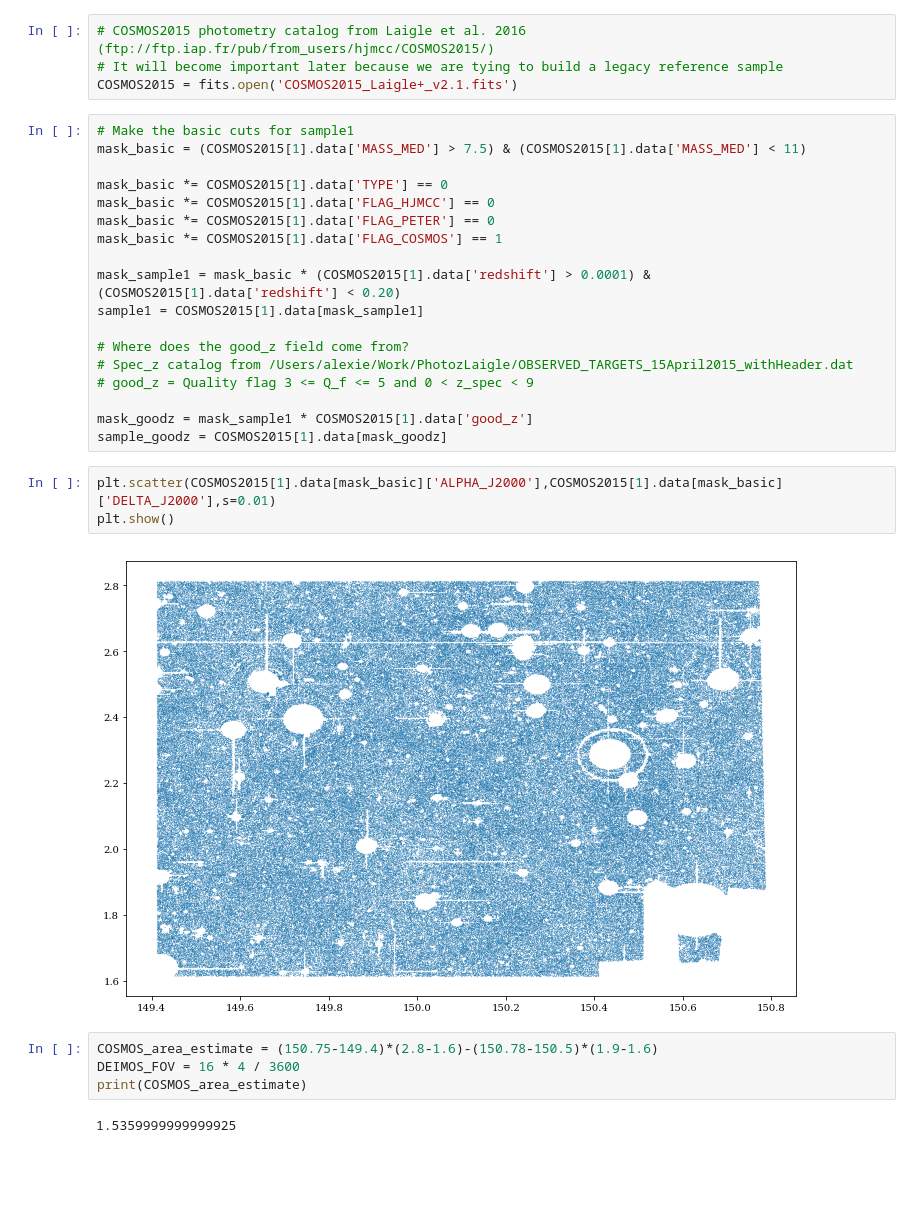
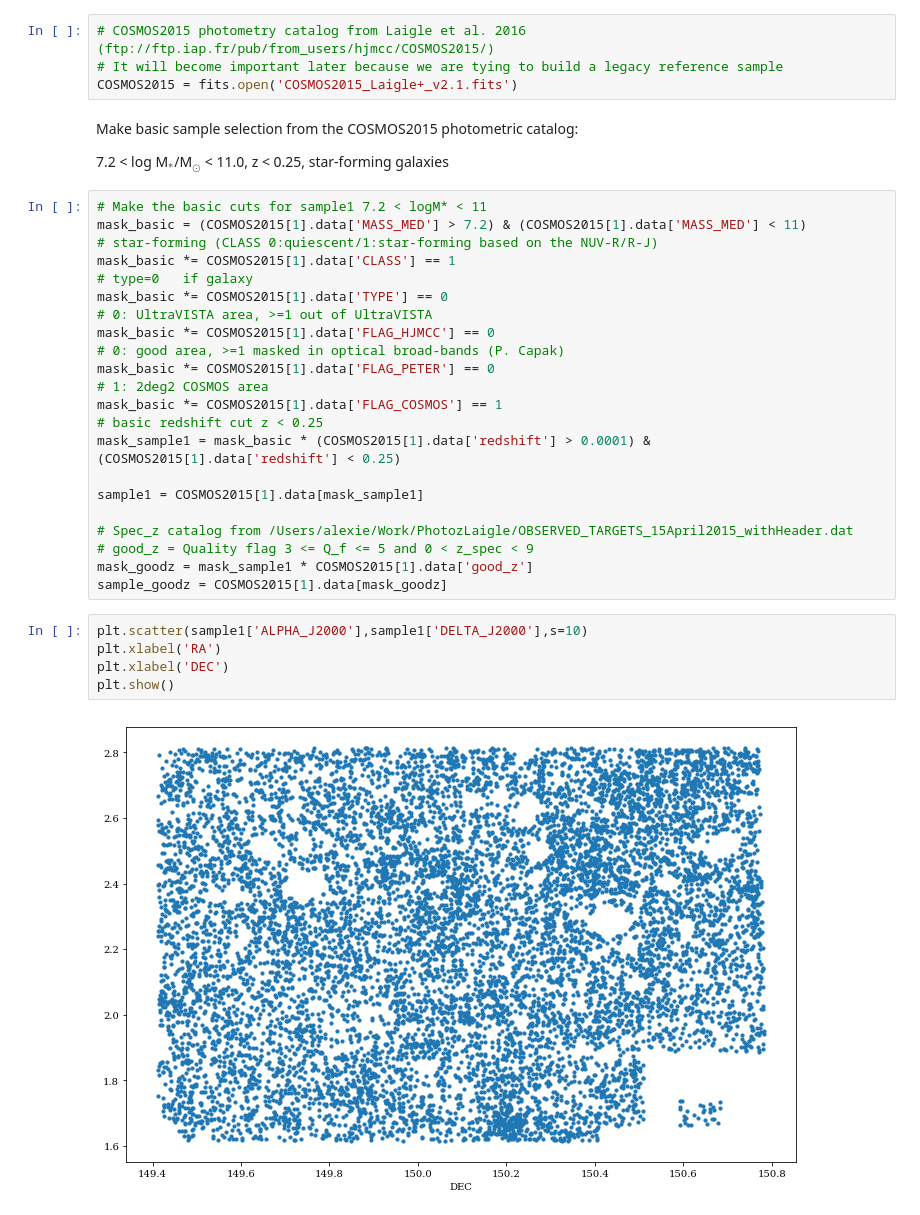
Before and after one commit to yluo54301/dwarfsurveyopt, a Jupyter notebook: Dwarf_observation_program.ipynb, the cells around one changed output. Drawn from its saved outputs; the diff is of its cells as text; blank space fills up the shorter version.

```diff
--- a/Dwarf_observation_program.ipynb
+++ b/Dwarf_observation_program.ipynb
@@ -14,35 +19,39 @@ plt.rcParams['text.usetex'] = False
 # COSMOS2015 photometry catalog from Laigle et al. 2016 (ftp://ftp.iap.fr/pub/from_users/hjmcc/COSMOS2015/)
 # It will become important later because we are tying to build a legacy reference sample
 COSMOS2015 = fits.open('COSMOS2015_Laigle+_v2.1.fits')
+# %% [markdown]
+Make basic sample selection from the COSMOS2015 photometric catalog:
+
+7.2 < log M$_*$/M$_\odot$ < 11.0, z < 0.25, star-forming galaxies
 # %%
-# Make the basic cuts for sample1
-mask_basic = (COSMOS2015[1].data['MASS_MED'] > 7.5) & (COSMOS2015[1].data['MASS_MED'] < 11)
+# Make the basic cuts for sample1 7.2 < logM* < 11
+mask_basic = (COSMOS2015[1].data['MASS_MED'] > 7.2) & (COSMOS2015[1].data['MASS_MED'] < 11)
+# star-forming (CLASS 0:quiescent/1:star-forming based on the NUV-R/R-J)
+mask_basic *= COSMOS2015[1].data['CLASS'] == 1
+# type=0   if galaxy
+mask_basic *= COSMOS2015[1].data['TYPE'] == 0
+# 0: UltraVISTA area, >=1 out of UltraVISTA
+mask_basic *= COSMOS2015[1].data['FLAG_HJMCC'] == 0
+# 0: good area, >=1 masked in optical broad-bands (P. Capak)
+mask_basic *= COSMOS2015[1].data['FLAG_PETER'] == 0
+# 1: 2deg2 COSMOS area
+mask_basic *= COSMOS2015[1].data['FLAG_COSMOS'] == 1
+# basic redshift cut z < 0.25
+mask_sample1 = mask_basic * (COSMOS2015[1].data['redshift'] > 0.0001) & (COSMOS2015[1].data['redshift'] < 0.25)
 
-mask_basic *= COSMOS2015[1].data['TYPE'] == 0
-mask_basic *= COSMOS2015[1].data['FLAG_HJMCC'] == 0
-mask_basic *= COSMOS2015[1].data['FLAG_PETER'] == 0
-mask_basic *= COSMOS2015[1].data['FLAG_COSMOS'] == 1
-
-mask_sample1 = mask_basic * (COSMOS2015[1].data['redshift'] > 0.0001) & (COSMOS2015[1].data['redshift'] < 0.20)
 sample1 = COSMOS2015[1].data[mask_sample1]
 
-# Where does the good_z field come from?
 # Spec_z catalog from /Users/alexie/Work/PhotozLaigle/OBSERVED_TARGETS_15April2015_withHeader.dat
 # good_z = Quality flag 3 <= Q_f <= 5 and 0 < z_spec < 9
-
 mask_goodz = mask_sample1 * COSMOS2015[1].data['good_z']
 sample_goodz = COSMOS2015[1].data[mask_goodz]
-# %%
-plt.scatter(COSMOS2015[1].data[mask_basic]['ALPHA_J2000'],COSMOS2015[1].data[mask_basic]['DELTA_J2000'],s=0.01)
-plt.show()
-# %% [output]
-[figure, removed]
-# %%
-COSMOS_area_estimate = (150.75-149.4)*(2.8-1.6)-(150.78-150.5)*(1.9-1.6)
-DEIMOS_FOV = 16 * 4 / 3600
-print(COSMOS_area_estimate)
-# %% [output]
-1.5359999999999925
+# %%
+plt.scatter(sample1['ALPHA_J2000'],sample1['DELTA_J2000'],s=10)
+plt.xlabel('RA')
+plt.xlabel('DEC')
+plt.show()
+# %% [output]
+[figure, added]
 # %%
 plt.scatter(sample1['redshift'],sample1['MASS_MED'],s=10,c='b',label='sample 1')
 plt.scatter(sample_goodz['redshift'],sample_goodz['MASS_MED'],s=10,c='r',label='sample 1 with good_z')
```
Also changed, not shown: parts of 14 cells of this notebook.
